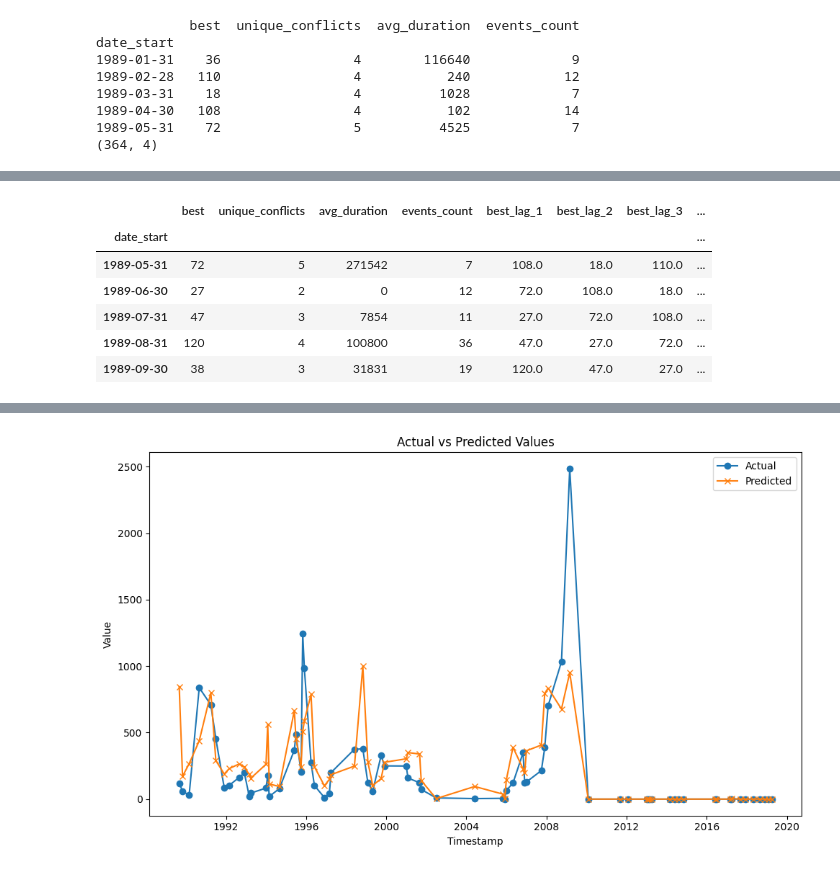
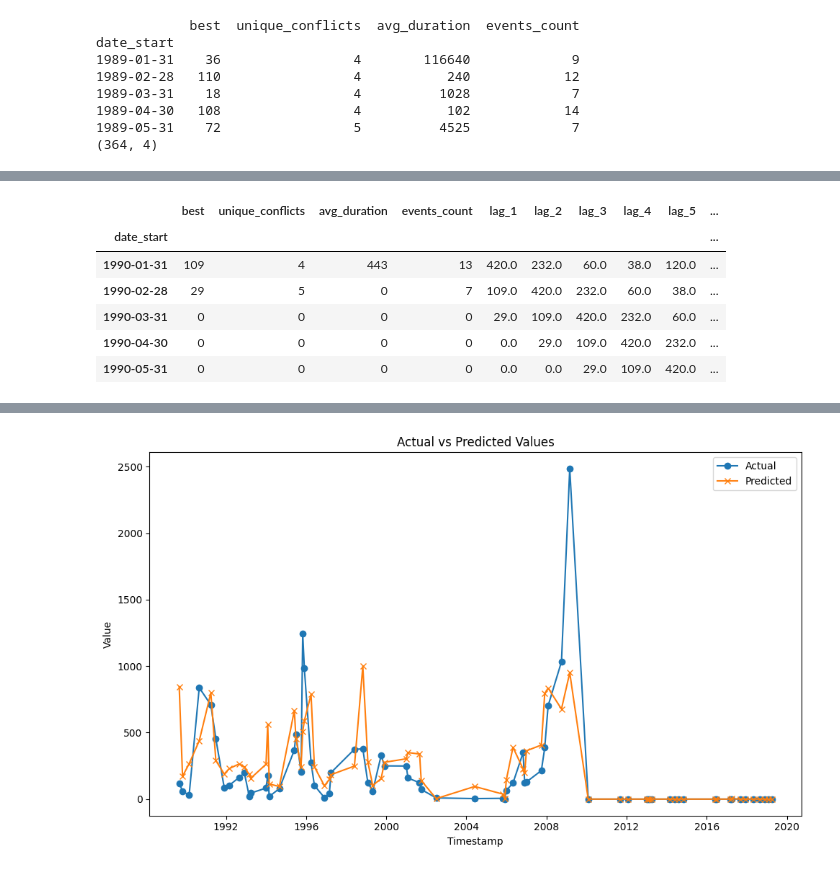
Before and after one commit to kaylanhua/conflicts, a Jupyter notebook: time_series/windows/univariate.ipynb, the cells around one changed output, grey strips where cells are left out. Cells and saved outputs as stored; diff of their text form; code cells hidden in the pictures.

Commit message:
the window sliding rf done

```diff
--- a/time_series/windows/univariate.ipynb
+++ b/time_series/windows/univariate.ipynb
@@ -47,11 +48,13 @@ date_start
 # %%
 def create_sliding_window(data, window_size):
     for i in range(1, window_size + 1):
-        data[f'best_lag_{i}'] = data['best'].shift(i)
+        data[f'lag_{i}'] = data['best'].shift(i)
     return data.dropna()
 
 # window size in months
-window_size = 4  # 4-6 seems to be ideal
+window_size = 12  # 4-6 seems to be ideal
 X = create_sliding_window(m_resample, window_size)
+
+print("covers from", X["best"].index[0], "to", X["best"].index[-1])
 X.head()
 # %% [output]
@@ -58,7 +62,7 @@ X.head()
-|  | best | unique_conflicts | avg_duration | events_count | best_lag_1 | best_lag_2 | best_lag_3 | ... |
-| date_start |  |  |  |  |  |  |  | ... |
-| 1989-05-31 | 72 | 5 | 271542 | 7 | 108.0 | 18.0 | 110.0 | ... |
-| 1989-06-30 | 27 | 2 | 0 | 12 | 72.0 | 108.0 | 18.0 | ... |
-| 1989-07-31 | 47 | 3 | 7854 | 11 | 27.0 | 72.0 | 108.0 | ... |
-| 1989-08-31 | 120 | 4 | 100800 | 36 | 47.0 | 27.0 | 72.0 | ... |
-| 1989-09-30 | 38 | 3 | 31831 | 19 | 120.0 | 47.0 | 27.0 | ... |
+|  | best | unique_conflicts | avg_duration | events_count | lag_1 | lag_2 | lag_3 | lag_4 | lag_5 | ... |
+| date_start |  |  |  |  |  |  |  |  |  | ... |
+| 1990-01-31 | 109 | 4 | 443 | 13 | 420.0 | 232.0 | 60.0 | 38.0 | 120.0 | ... |
+| 1990-02-28 | 29 | 5 | 0 | 7 | 109.0 | 420.0 | 232.0 | 60.0 | 38.0 | ... |
+| 1990-03-31 | 0 | 0 | 0 | 0 | 29.0 | 109.0 | 420.0 | 232.0 | 60.0 | ... |
+| 1990-04-30 | 0 | 0 | 0 | 0 | 0.0 | 29.0 | 109.0 | 420.0 | 232.0 | ... |
+| 1990-05-31 | 0 | 0 | 0 | 0 | 0.0 | 0.0 | 29.0 | 109.0 | 420.0 | ... |
```
Also changed, not shown: parts of 12 cells of this notebook.
